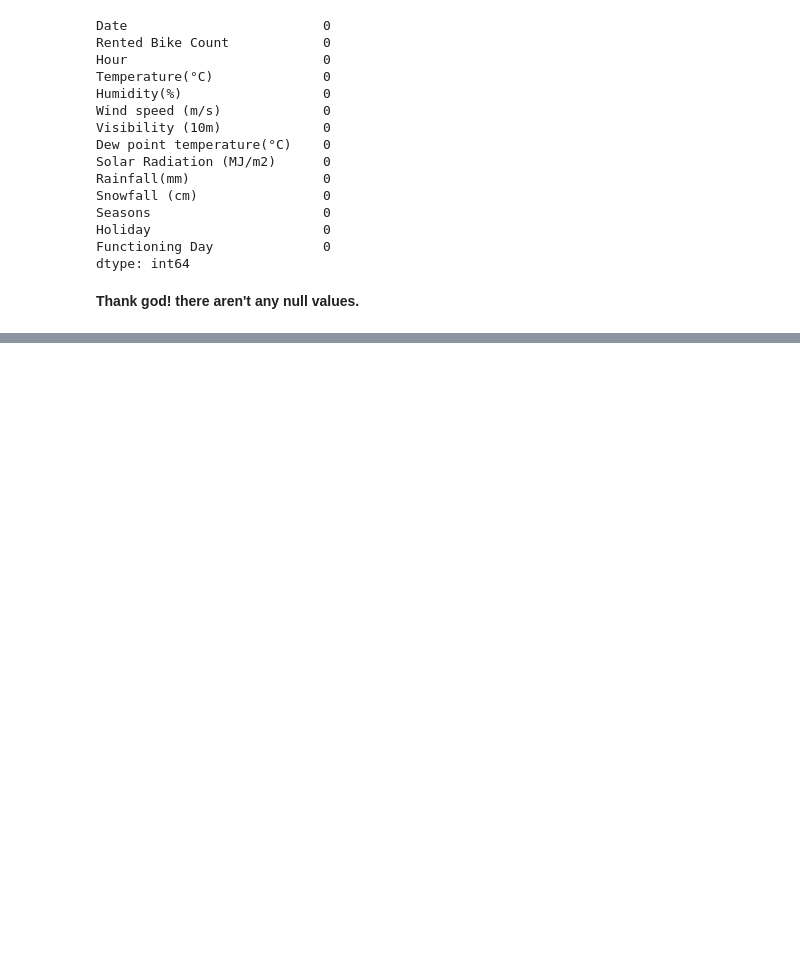
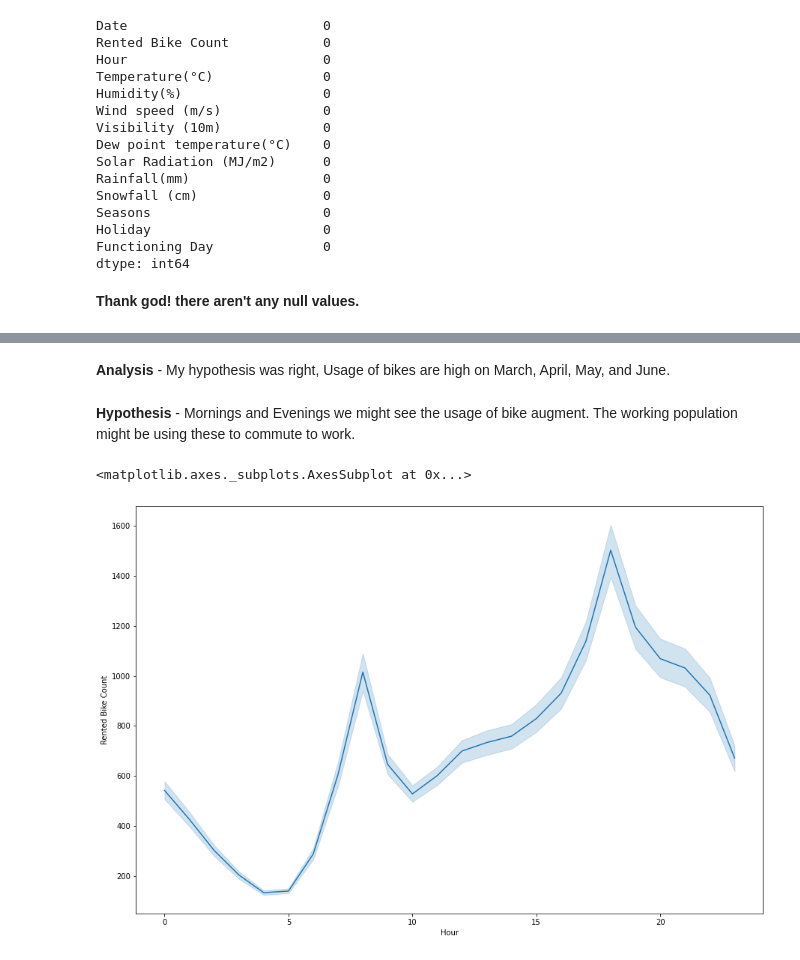
Before and after one commit to Shourya306/Bike-Sharing-Demand-Prediction-Regression, a Jupyter notebook: Bike_Sharing_Demand_Prediction_Capstone_Project.ipynb, the cells around one changed output, grey strips where cells are left out. Saved outputs shown, nothing was run; the diff lists cells and outputs as text; code cells hidden in the pictures; blank space fills up the shorter version.

```diff
--- a/Bike_Sharing_Demand_Prediction_Capstone_Project.ipynb
+++ b/Bike_Sharing_Demand_Prediction_Capstone_Project.ipynb
@@ -191,0 +308,11 @@ dtype: int64
+# %% [markdown]
+**Analysis** - My hypothesis was right, Usage of bikes are high on March, April, May, and June.
+# %% [markdown]
+**Hypothesis** - Mornings and Evenings we might see the usage of bike augment. The working population might be using these to commute to work.
+# %%
+# Plotting a line plot on hour vs rented bike count
+plt.figure(figsize = (15,10))
+sns.lineplot(x = dataset['Hour'], y = dataset['Rented Bike Count'], data = dataset)
+# %% [output]
+<matplotlib.axes._subplots.AxesSubplot at 0x...>
+[figure, added]
```
Also changed, not shown: parts of 31 cells of this notebook.
